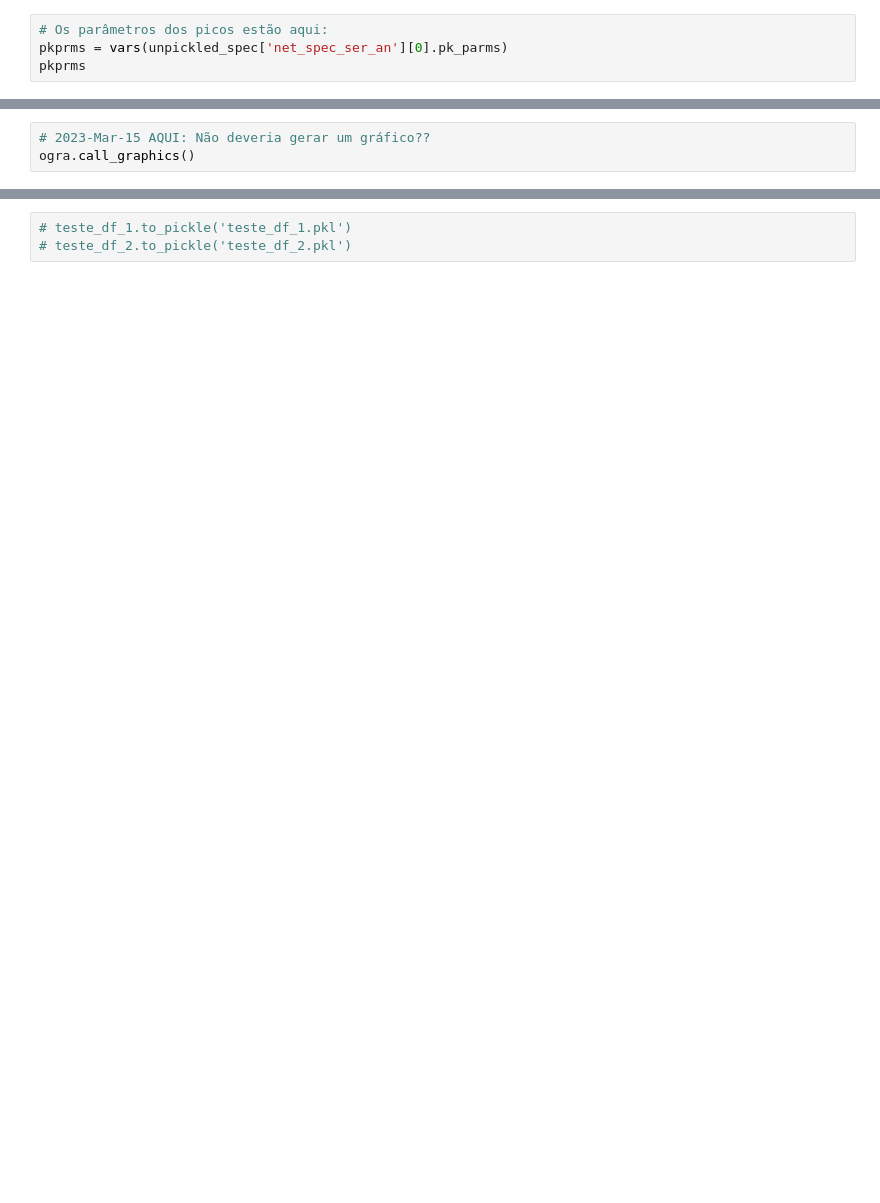
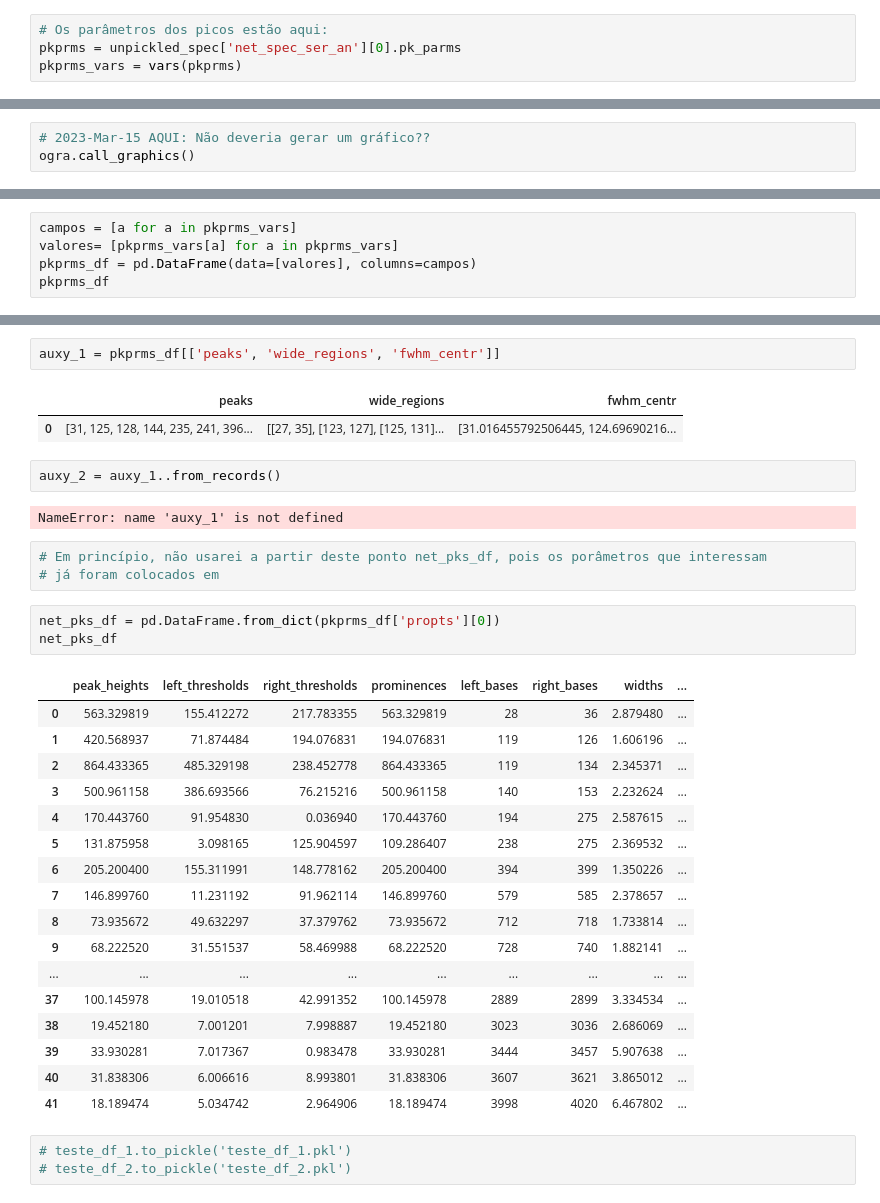
Before and after one commit to terrabela/OGRaySpY, a Jupyter notebook: src/radionuclide_analysis.ipynb, the cells around one changed output, grey strips where cells are left out. Drawn from its saved outputs; the diff is of its cells as text; blank space fills up the shorter version.

Commit message:
Converting dicts (unpickled from pkl) to DataFrames

```diff
--- a/src/radionuclide_analysis.ipynb
+++ b/src/radionuclide_analysis.ipynb
@@ -178,5 +175,5 @@ unpickled_spec['channel_energy_calib'][0].p_en(453.5)
 275.1163020133972
 # %%
 # Os parâmetros dos picos estão aqui:
-pkprms = vars(unpickled_spec['net_spec_ser_an'][0].pk_parms)
-pkprms
+pkprms = unpickled_spec['net_spec_ser_an'][0].pk_parms
+pkprms_vars = vars(pkprms)
@@ -231,2 +205,7 @@ teste_df = pd.DataFrame(data=[[1,2,3]], columns=['um', 'dois', 'tres'])
 # teste_df_1 = pd.DataFrame(data=valores, index=campos)
 # teste_df_2 = pd.DataFrame(data=[valores], columns=campos)
+# %%
+campos = [a for a in pkprms_vars]
+valores= [pkprms_vars[a] for a in pkprms_vars]
+pkprms_df = pd.DataFrame(data=[valores], columns=campos)
+pkprms_df
@@ -233,3 +215,36 @@ teste_df = pd.DataFrame(data=[[1,2,3]], columns=['um', 'dois', 'tres'])
+# %%
+auxy_1 = pkprms_df[['peaks', 'wide_regions', 'fwhm_centr']]
+# %% [output]
+|  | peaks | wide_regions | fwhm_centr |
+| 0 | [31, 125, 128, 144, 235, 241, 396... | [[27, 35], [123, 127], [125, 131]... | [31.016455792506445, 124.69690216... |
+# %%
+auxy_2 = auxy_1..from_records()
+# %% [output]
+NameError: name 'auxy_1' is not defined
+# %%
+# Em princípio, não usarei a partir deste ponto net_pks_df, pois os porâmetros que interessam
+# já foram colocados em
+# %%
+net_pks_df = pd.DataFrame.from_dict(pkprms_df['propts'][0])
+net_pks_df
+# %% [output]
+|  | peak_heights | left_thresholds | right_thresholds | prominences | left_bases | right_bases | widths | ... |
+| 0 | 563.329819 | 155.412272 | 217.783355 | 563.329819 | 28 | 36 | 2.879480 | ... |
+| 1 | 420.568937 | 71.874484 | 194.076831 | 194.076831 | 119 | 126 | 1.606196 | ... |
+| 2 | 864.433365 | 485.329198 | 238.452778 | 864.433365 | 119 | 134 | 2.345371 | ... |
+| 3 | 500.961158 | 386.693566 | 76.215216 | 500.961158 | 140 | 153 | 2.232624 | ... |
+| 4 | 170.443760 | 91.954830 | 0.036940 | 170.443760 | 194 | 275 | 2.587615 | ... |
+| 5 | 131.875958 | 3.098165 | 125.904597 | 109.286407 | 238 | 275 | 2.369532 | ... |
+| 6 | 205.200400 | 155.311991 | 148.778162 | 205.200400 | 394 | 399 | 1.350226 | ... |
+| 7 | 146.899760 | 11.231192 | 91.962114 | 146.899760 | 579 | 585 | 2.378657 | ... |
+| 8 | 73.935672 | 49.632297 | 37.379762 | 73.935672 | 712 | 718 | 1.733814 | ... |
+| 9 | 68.222520 | 31.551537 | 58.469988 | 68.222520 | 728 | 740 | 1.882141 | ... |
+| ... | ... | ... | ... | ... | ... | ... | ... | ... |
+| 37 | 100.145978 | 19.010518 | 42.991352 | 100.145978 | 2889 | 2899 | 3.334534 | ... |
+| 38 | 19.452180 | 7.001201 | 7.998887 | 19.452180 | 3023 | 3036 | 2.686069 | ... |
+| 39 | 33.930281 | 7.017367 | 0.983478 | 33.930281 | 3444 | 3457 | 5.907638 | ... |
+| 40 | 31.838306 | 6.006616 | 8.993801 | 31.838306 | 3607 | 3621 | 3.865012 | ... |
+| 41 | 18.189474 | 5.034742 | 2.964906 | 18.189474 | 3998 | 4020 | 6.467802 | ... |
 # %%
 # teste_df_1.to_pickle('teste_df_1.pkl')
 # teste_df_2.to_pickle('teste_df_2.pkl')
```
Also changed, not shown: parts of 208 cells of this notebook.
